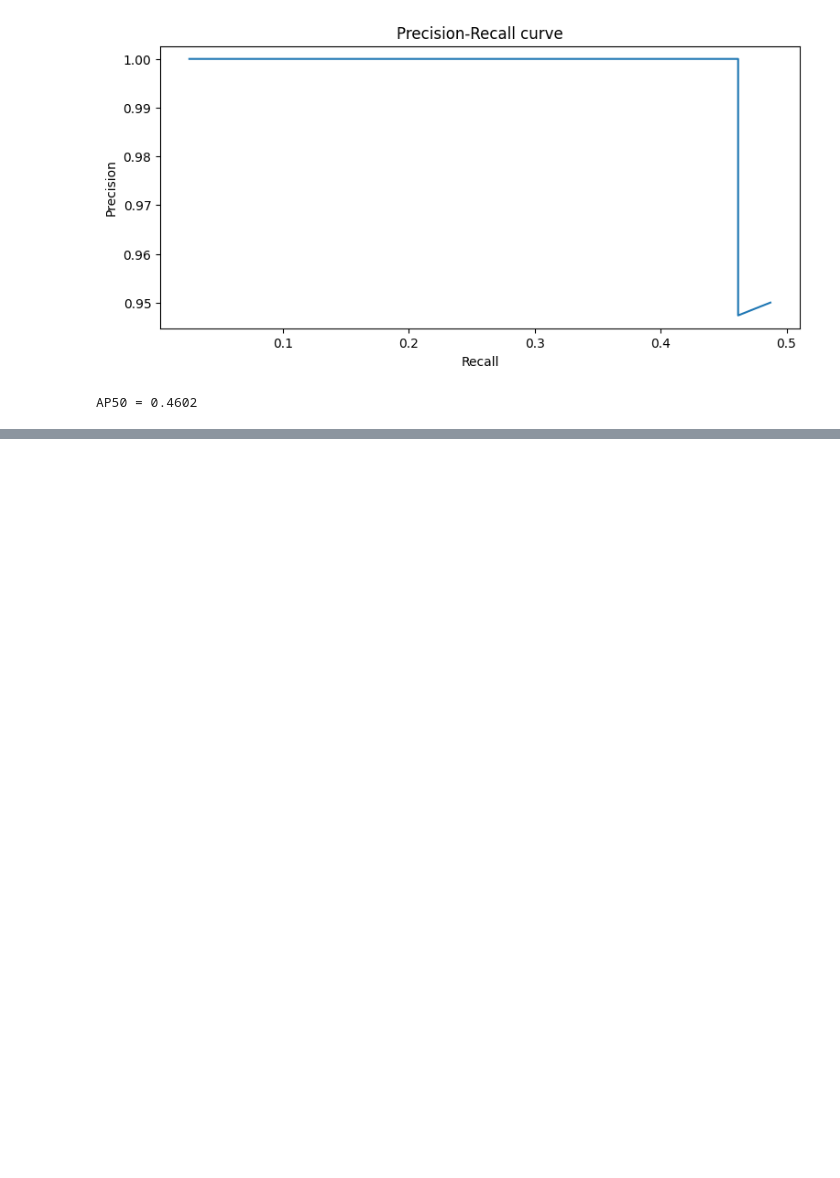
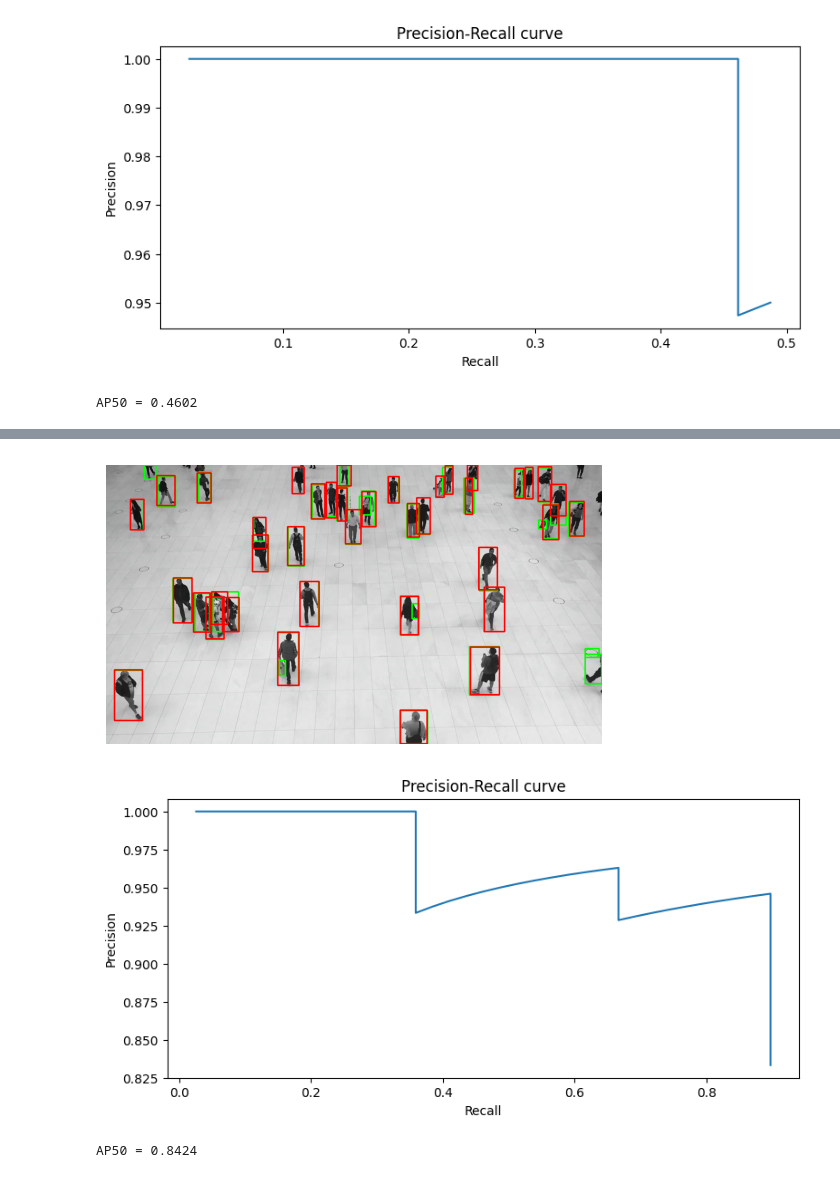
Before and after one commit to helenprokonina/Yolov8Training, a Jupyter notebook: compare_sahi.ipynb, the cells around one changed output, grey strips where cells are left out. Saved outputs shown, nothing was run; the diff lists cells and outputs as text; code cells hidden in the pictures; blank space fills up the shorter version.

```diff
--- a/compare_sahi.ipynb
+++ b/compare_sahi.ipynb
@@ -332,0 +298,6 @@ predict(
+# %%
+compute_AP50("datasets/labels/people_frames_1.txt", results, "people_frames/people_frames_1.jpg")
+# %% [output]
+[figure, added]
+[figure, added]
+AP50 = 0.8424
```
Also changed, not shown: parts of 14 cells of this notebook.
